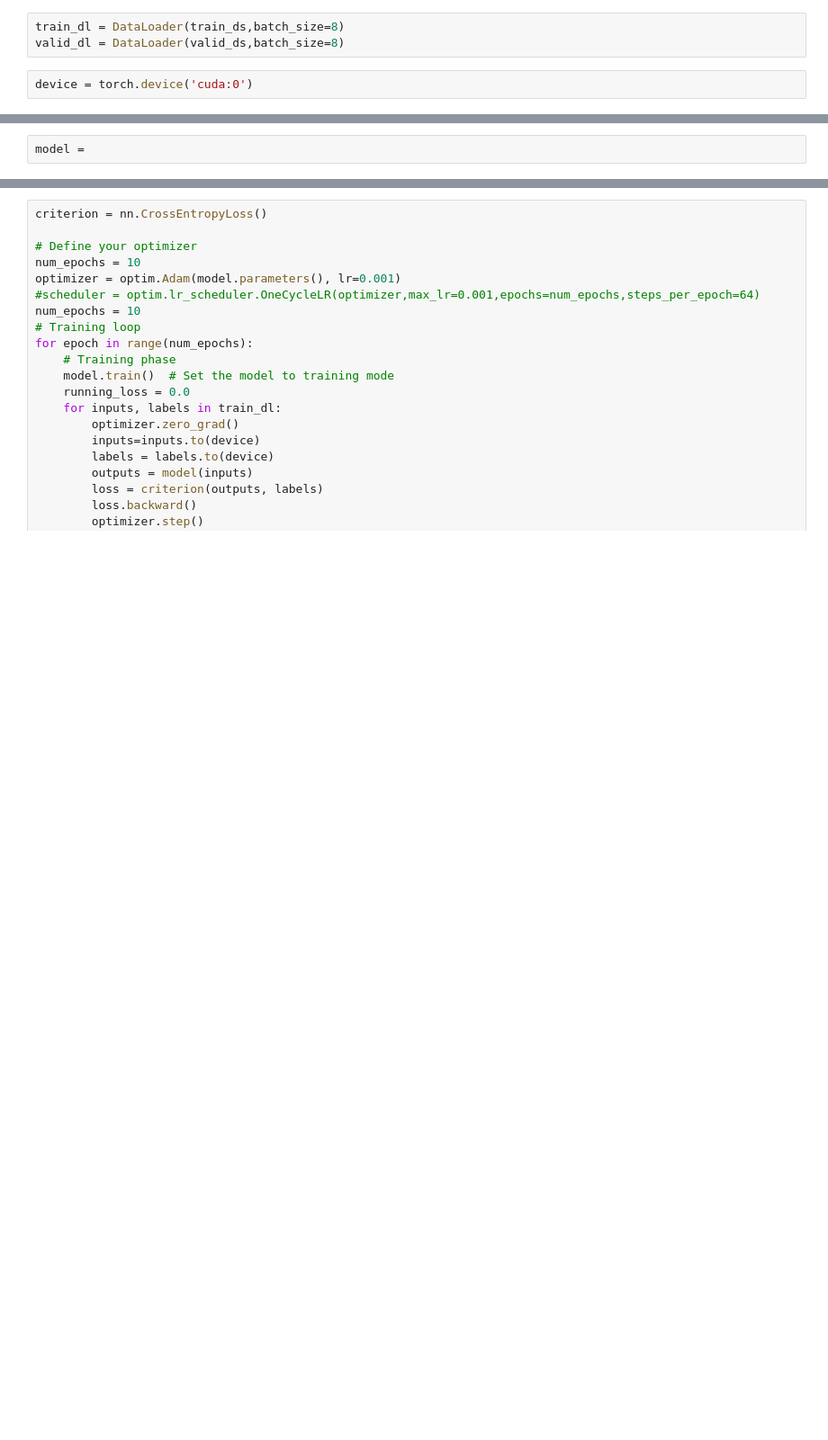
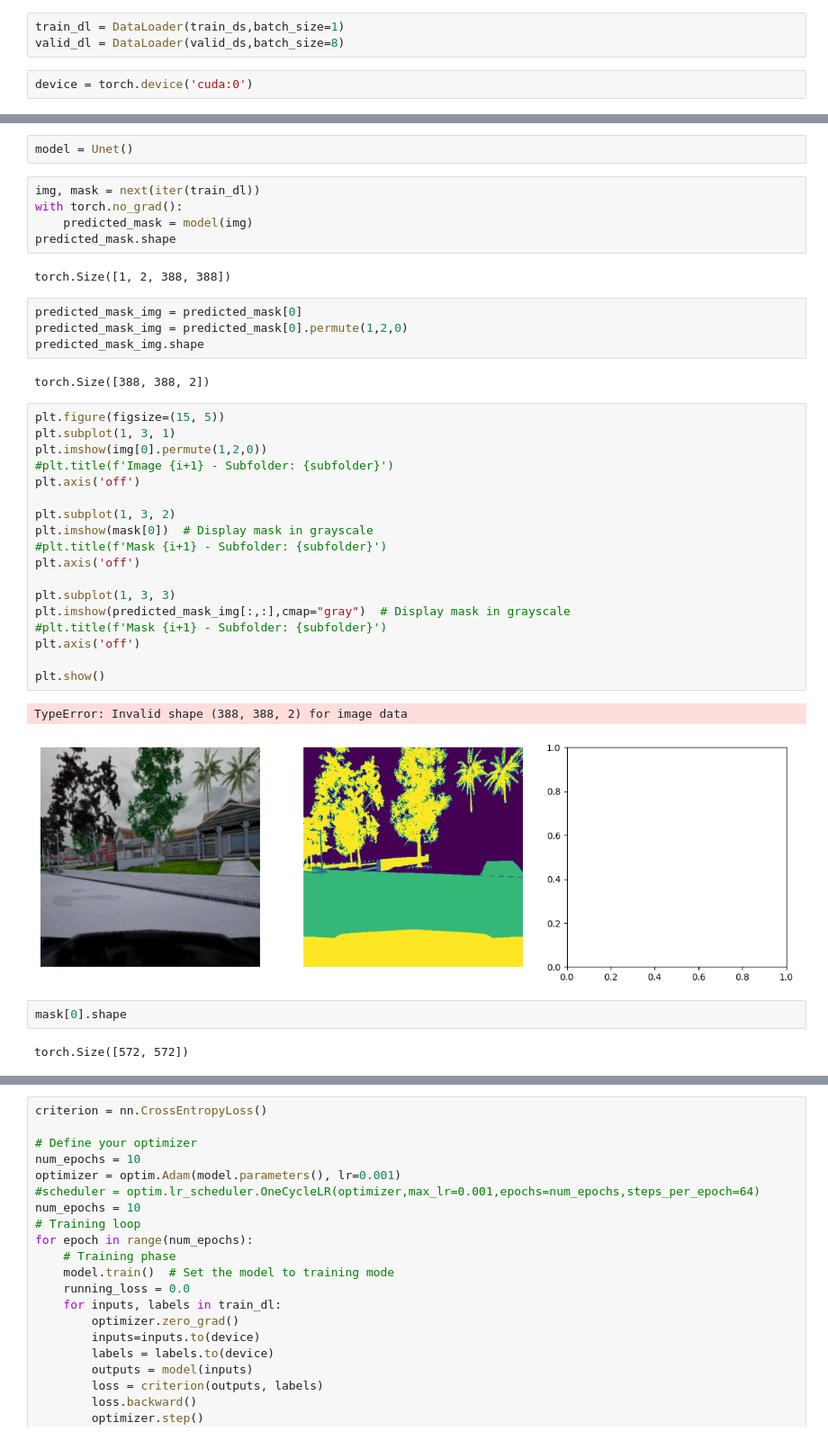
Before and after one commit to njoysubho/datascience, a Jupyter notebook: self-driving-segmentation.ipynb, the cells around one changed output, grey strips where cells are left out. Shown at 90% size. Drawn from its saved outputs; the diff is of its cells as text; blank space fills up the shorter version.

```diff
--- a/self-driving-segmentation.ipynb
+++ b/self-driving-segmentation.ipynb
@@ -83,5 +64,5 @@ plt.show()
 # %%
-train_dl = DataLoader(train_ds,batch_size=8)
+train_dl = DataLoader(train_ds,batch_size=1)
 valid_dl = DataLoader(valid_ds,batch_size=8)
 # %%
 device = torch.device('cuda:0')
@@ -88,2 +162,40 @@ device = torch.device('cuda:0')
 # %%
-model =
+model = Unet()
+# %%
+img, mask = next(iter(train_dl))
+with torch.no_grad():
+    predicted_mask = model(img)
+predicted_mask.shape
+# %% [output]
+torch.Size([1, 2, 388, 388])
+# %%
+predicted_mask_img = predicted_mask[0]
+predicted_mask_img = predicted_mask[0].permute(1,2,0)
+predicted_mask_img.shape
+# %% [output]
+torch.Size([388, 388, 2])
+# %%
+plt.figure(figsize=(15, 5))
+plt.subplot(1, 3, 1)
+plt.imshow(img[0].permute(1,2,0))
+#plt.title(f'Image {i+1} - Subfolder: {subfolder}')
+plt.axis('off')
+
+plt.subplot(1, 3, 2)
+plt.imshow(mask[0])  # Display mask in grayscale
+#plt.title(f'Mask {i+1} - Subfolder: {subfolder}')
+plt.axis('off')
+
+plt.subplot(1, 3, 3)
+plt.imshow(predicted_mask_img[:,:],cmap="gray")  # Display mask in grayscale
+#plt.title(f'Mask {i+1} - Subfolder: {subfolder}')
+plt.axis('off')
+
+plt.show()
+# %% [output]
+TypeError: Invalid shape (388, 388, 2) for image data
+[figure, added]
+# %%
+mask[0].shape
+# %% [output]
+torch.Size([572, 572])
```
Also changed, not shown: parts of 7 cells of this notebook.
